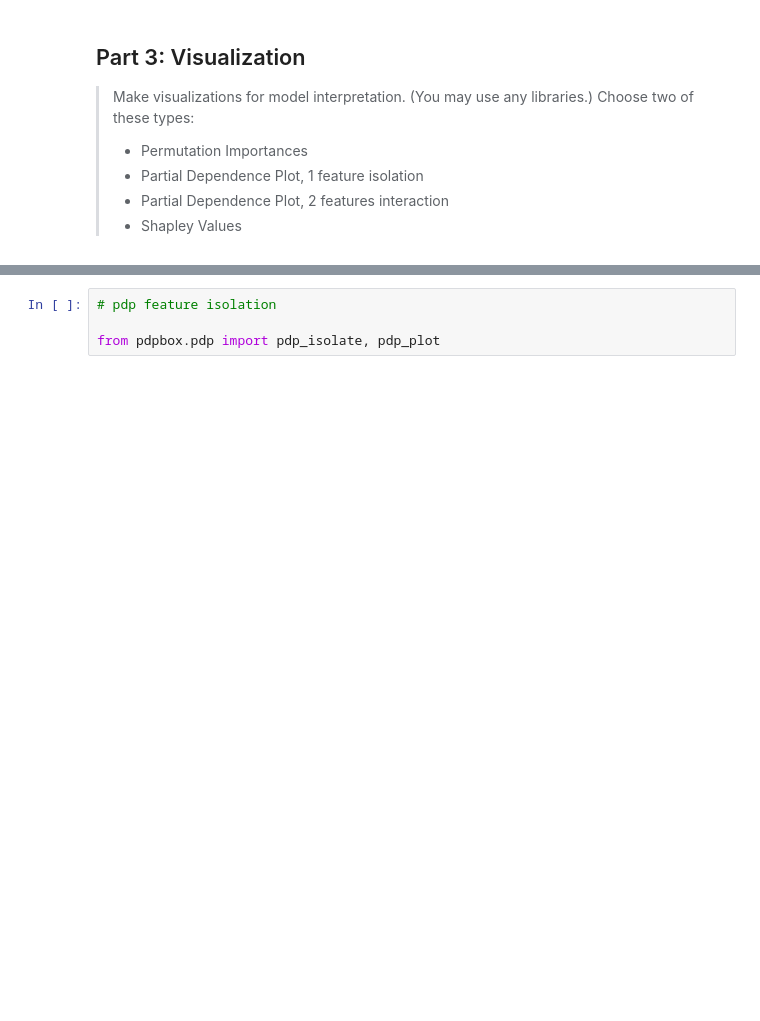
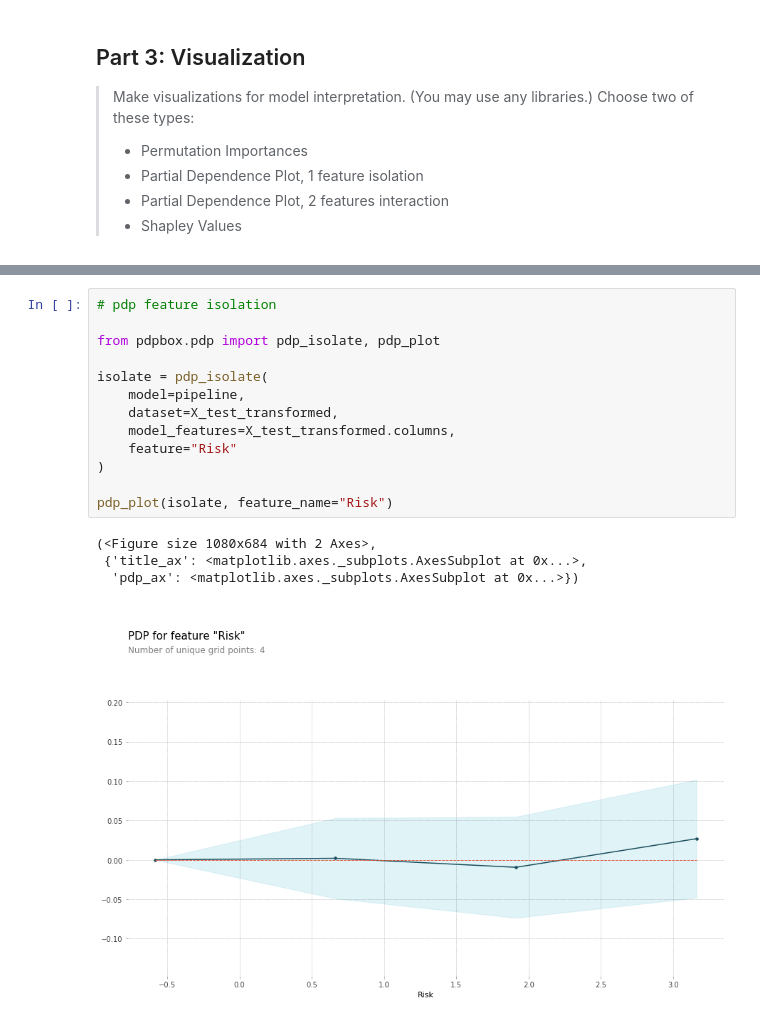
Before and after one commit to ekoly/DS-Unit-2-Applied-Modeling, a Jupyter notebook: DS_Sprint_Challenge_7.ipynb, the cells around one changed output, grey strips where cells are left out. Cells and saved outputs as stored; diff of their text form; blank space fills up the shorter version.

```diff
--- a/DS_Sprint_Challenge_7.ipynb
+++ b/DS_Sprint_Challenge_7.ipynb
@@ -286,4 +307,18 @@ roc_auc_score(y_test, y_pred_proba)
 # %%
 # pdp feature isolation
 
 from pdpbox.pdp import pdp_isolate, pdp_plot
+
+isolate = pdp_isolate(
+    model=pipeline,
+    dataset=X_test_transformed,
+    model_features=X_test_transformed.columns,
+    feature="Risk"
+)
+
+pdp_plot(isolate, feature_name="Risk")
+# %% [output]
+(<Figure size 1080x684 with 2 Axes>,
+ {'title_ax': <matplotlib.axes._subplots.AxesSubplot at 0x...>,
+  'pdp_ax': <matplotlib.axes._subplots.AxesSubplot at 0x...>})
+[figure, added]
```
Also changed, not shown: parts of 9 cells of this notebook.
